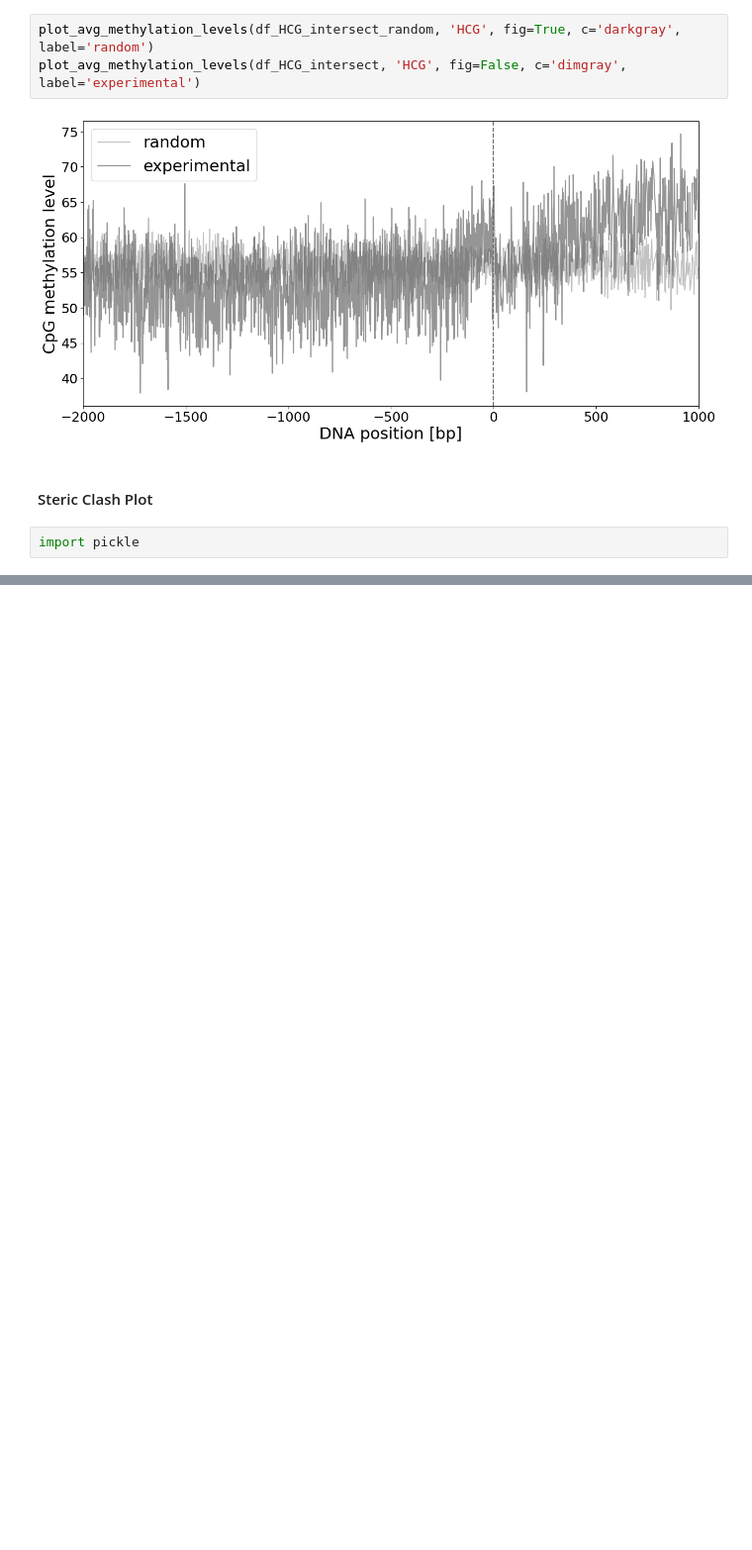
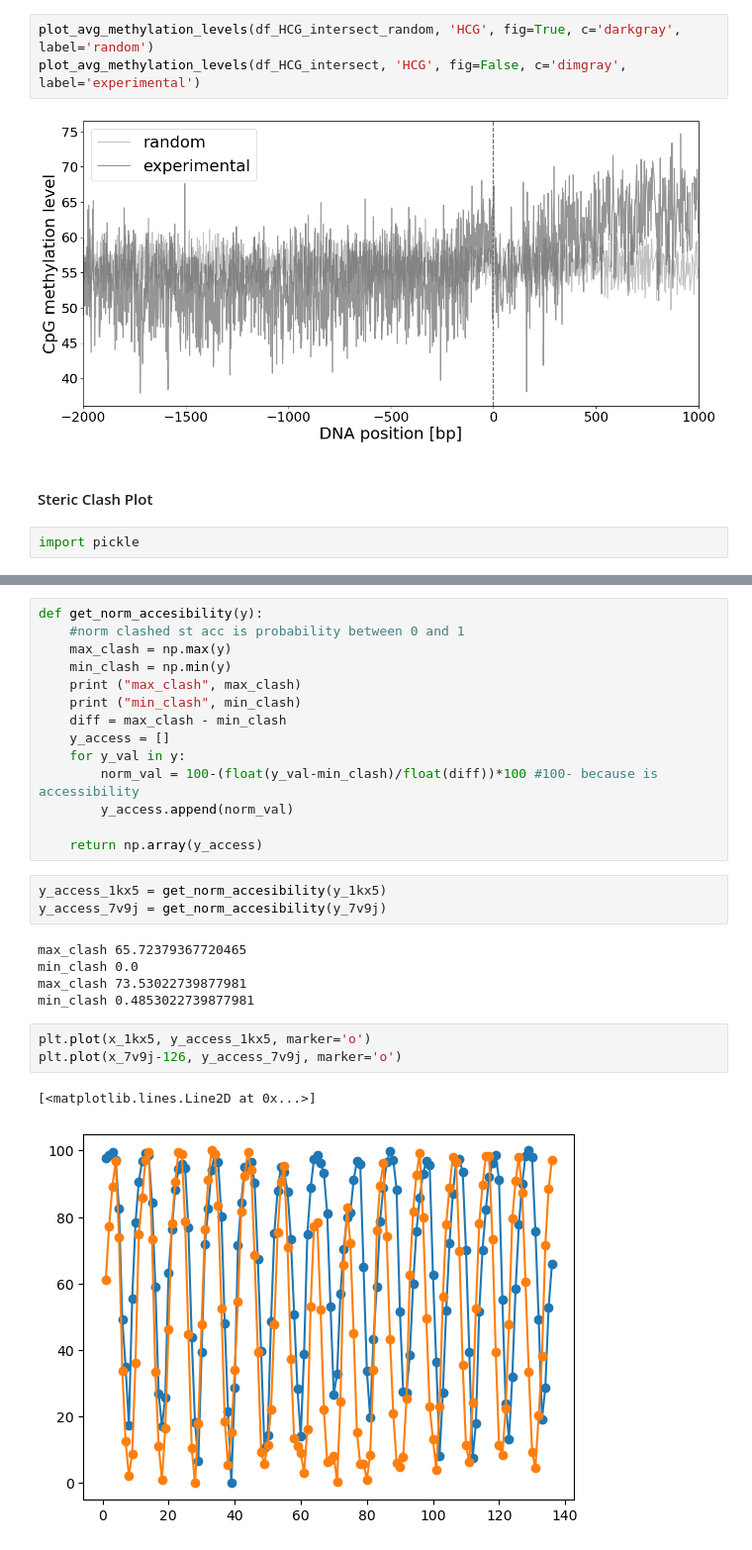
Before and after one commit to kevingeo11/DNA-Methylation-patterns, a Jupyter notebook: notebooks/plot_intersect_steric.ipynb, the cells around one changed output, grey strips where cells are left out. Shown at 99% size. Saved outputs shown, nothing was run; the diff lists cells and outputs as text; blank space fills up the shorter version.

```diff
--- a/notebooks/plot_intersect_steric.ipynb
+++ b/notebooks/plot_intersect_steric.ipynb
@@ -332,0 +410,28 @@ import pickle
+# %%
+def get_norm_accesibility(y):
+    #norm clashed st acc is probability between 0 and 1
+    max_clash = np.max(y)
+    min_clash = np.min(y)
+    print ("max_clash", max_clash)
+    print ("min_clash", min_clash)
+    diff = max_clash - min_clash
+    y_access = []
+    for y_val in y:
+        norm_val = 100-(float(y_val-min_clash)/float(diff))*100 #100- because is accessibility
+        y_access.append(norm_val)
+
+    return np.array(y_access)
+# %%
+y_access_1kx5 = get_norm_accesibility(y_1kx5)
+y_access_7v9j = get_norm_accesibility(y_7v9j)
+# %% [output]
+max_clash 65.72379367720465
+min_clash 0.0
+max_clash 73.53022739877981
+min_clash 0.4853022739877981
+# %%
+plt.plot(x_1kx5, y_access_1kx5, marker='o')
+plt.plot(x_7v9j-126, y_access_7v9j, marker='o')
+# %% [output]
+[<matplotlib.lines.Line2D at 0x...>]
+[figure, added]
```
Also changed, not shown: parts of 21 cells of this notebook, 20 other files.
